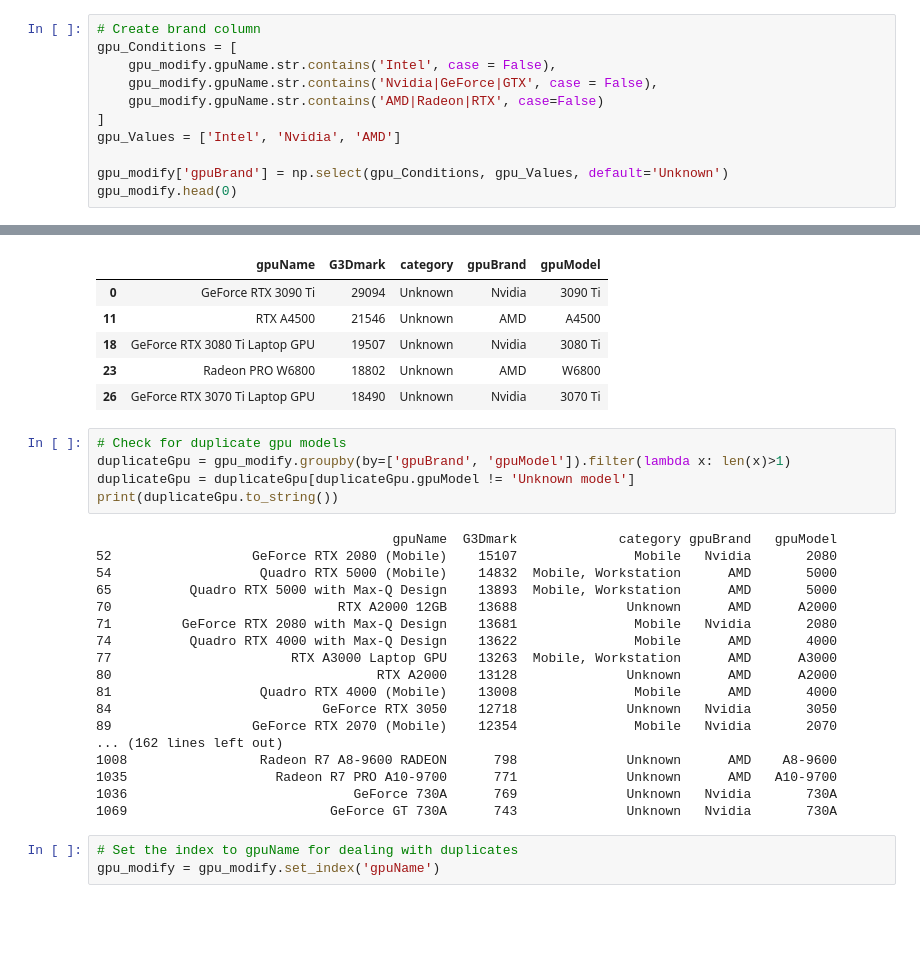
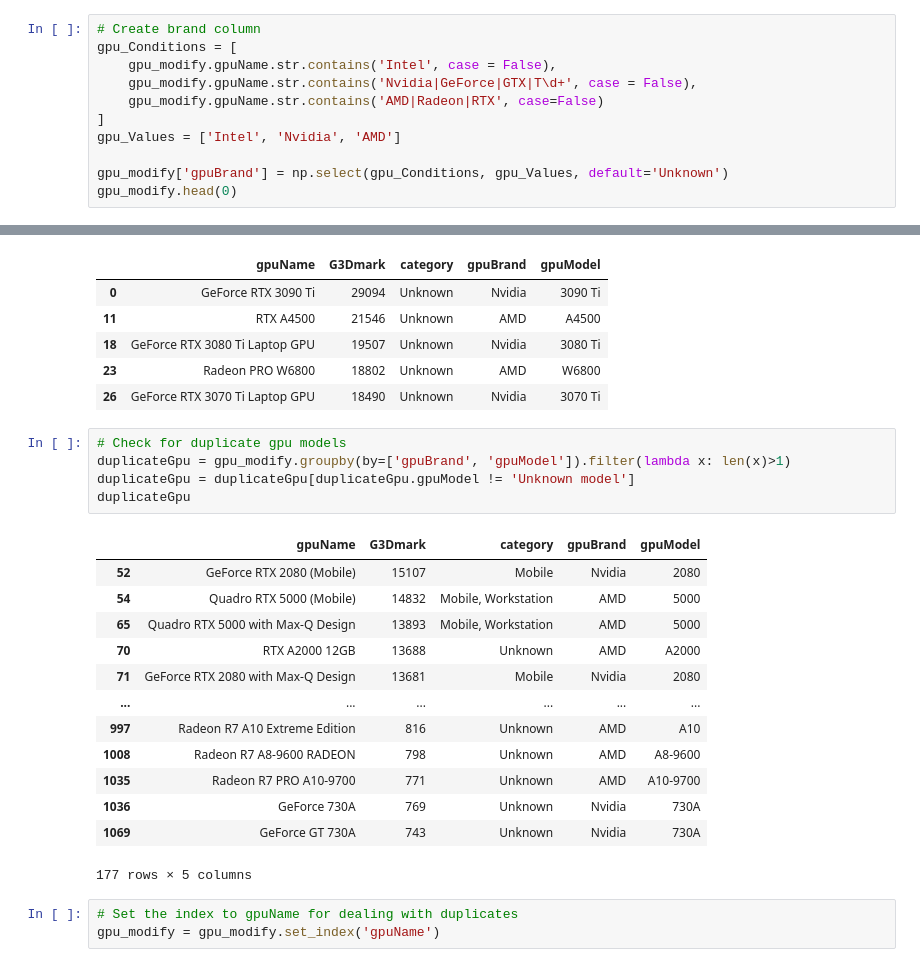
Before and after one commit to willzj6/Portfolio, a Jupyter notebook: Script3_pandaTransformation.ipynb, the cells around one changed output, grey strips where cells are left out. Cells and saved outputs as stored; diff of their text form; blank space fills up the shorter version.

```diff
--- a/Script3_pandaTransformation.ipynb
+++ b/Script3_pandaTransformation.ipynb
@@ -519,7 +522,7 @@ gpu_modify.head()
 # Create brand column
 gpu_Conditions = [
     gpu_modify.gpuName.str.contains('Intel', case = False),
-    gpu_modify.gpuName.str.contains('Nvidia|GeForce|GTX', case = False),
+    gpu_modify.gpuName.str.contains('Nvidia|GeForce|GTX|T\d+', case = False),
     gpu_modify.gpuName.str.contains('AMD|Radeon|RTX', case=False)
 ]
 gpu_Values = ['Intel', 'Nvidia', 'AMD']
@@ -577,26 +580,22 @@ gpu_modify.head()
 # %%
 # Check for duplicate gpu models
 duplicateGpu = gpu_modify.groupby(by=['gpuBrand', 'gpuModel']).filter(lambda x: len(x)>1)
 duplicateGpu = duplicateGpu[duplicateGpu.gpuModel != 'Unknown model']
-print(duplicateGpu.to_string())
+duplicateGpu
 # %% [output]
+|  | gpuName | G3Dmark | category | gpuBrand | gpuModel |
+| 52 | GeForce RTX 2080 (Mobile) | 15107 | Mobile | Nvidia | 2080 |
+| 54 | Quadro RTX 5000 (Mobile) | 14832 | Mobile, Workstation | AMD | 5000 |
+| 65 | Quadro RTX 5000 with Max-Q Design | 13893 | Mobile, Workstation | AMD | 5000 |
+| 70 | RTX A2000 12GB | 13688 | Unknown | AMD | A2000 |
+| 71 | GeForce RTX 2080 with Max-Q Design | 13681 | Mobile | Nvidia | 2080 |
+| ... | ... | ... | ... | ... | ... |
+| 997 | Radeon R7 A10 Extreme Edition | 816 | Unknown | AMD | A10 |
+| 1008 | Radeon R7 A8-9600 RADEON | 798 | Unknown | AMD | A8-9600 |
+| 1035 | Radeon R7 PRO A10-9700 | 771 | Unknown | AMD | A10-9700 |
+| 1036 | GeForce 730A | 769 | Unknown | Nvidia | 730A |
+| 1069 | GeForce GT 730A | 743 | Unknown | Nvidia | 730A |
-                                      gpuName  G3Dmark             category gpuBrand   gpuModel
-52                  GeForce RTX 2080 (Mobile)    15107               Mobile   Nvidia       2080
-54                   Quadro RTX 5000 (Mobile)    14832  Mobile, Workstation      AMD       5000
-65          Quadro RTX 5000 with Max-Q Design    13893  Mobile, Workstation      AMD       5000
-70                             RTX A2000 12GB    13688              Unknown      AMD      A2000
-71         GeForce RTX 2080 with Max-Q Design    13681               Mobile   Nvidia       2080
-74          Quadro RTX 4000 with Max-Q Design    13622               Mobile      AMD       4000
-77                       RTX A3000 Laptop GPU    13263  Mobile, Workstation      AMD      A3000
-80                                  RTX A2000    13128              Unknown      AMD      A2000
-81                   Quadro RTX 4000 (Mobile)    13008               Mobile      AMD       4000
-84                           GeForce RTX 3050    12718              Unknown   Nvidia       3050
-89                  GeForce RTX 2070 (Mobile)    12354               Mobile   Nvidia       2070
-... (162 lines left out)
-1008                 Radeon R7 A8-9600 RADEON      798              Unknown      AMD    A8-9600
-1035                   Radeon R7 PRO A10-9700      771              Unknown      AMD   A10-9700
-1036                             GeForce 730A      769              Unknown   Nvidia       730A
-1069                          GeForce GT 730A      743              Unknown   Nvidia       730A
+177 rows × 5 columns
 # %%
 # Set the index to gpuName for dealing with duplicates
 gpu_modify = gpu_modify.set_index('gpuName')
```
Also changed, not shown: parts of 11 cells of this notebook.
